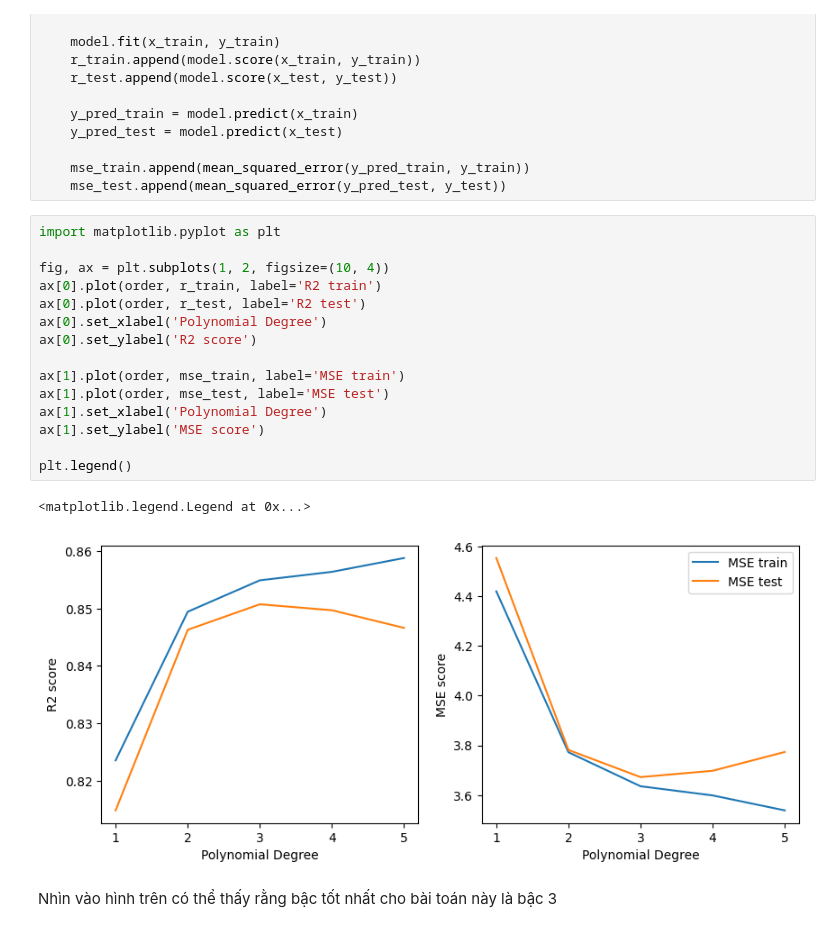
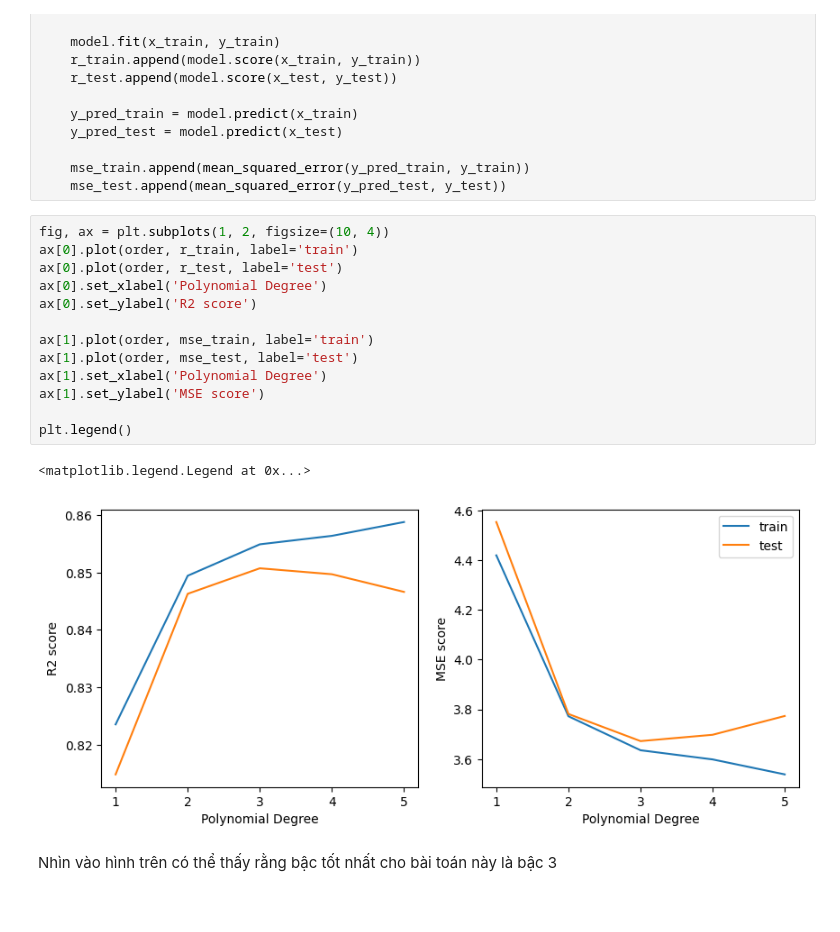
Before and after one commit to nahrixt0710/Life-Style-Data-Analysis, a Jupyter notebook: src/model_v2.ipynb, the cells around one changed output. Cells and saved outputs as stored; diff of their text form.

Commit message:
update plot

```diff
--- a/src/model_v2.ipynb
+++ b/src/model_v2.ipynb
@@ -200,23 +200,21 @@ for i in tqdm(order):
     mse_train.append(mean_squared_error(y_pred_train, y_train))
     mse_test.append(mean_squared_error(y_pred_test, y_test))
 # %%
-import matplotlib.pyplot as plt
-
 fig, ax = plt.subplots(1, 2, figsize=(10, 4))
-ax[0].plot(order, r_train, label='R2 train')
-ax[0].plot(order, r_test, label='R2 test')
+ax[0].plot(order, r_train, label='train')
+ax[0].plot(order, r_test, label='test')
 ax[0].set_xlabel('Polynomial Degree')
 ax[0].set_ylabel('R2 score')
 
-ax[1].plot(order, mse_train, label='MSE train')
-ax[1].plot(order, mse_test, label='MSE test')
+ax[1].plot(order, mse_train, label='train')
+ax[1].plot(order, mse_test, label='test')
 ax[1].set_xlabel('Polynomial Degree')
 ax[1].set_ylabel('MSE score')
 
 plt.legend()
 # %% [output]
 <matplotlib.legend.Legend at 0x...>
-[figure, old version]
+[figure, new version]
 # %% [markdown]
 Nhìn vào hình trên có thể thấy rằng bậc tốt nhất cho bài toán này là bậc 3
 # %%
```
Also changed, not shown: parts of 1 cell of this notebook.
